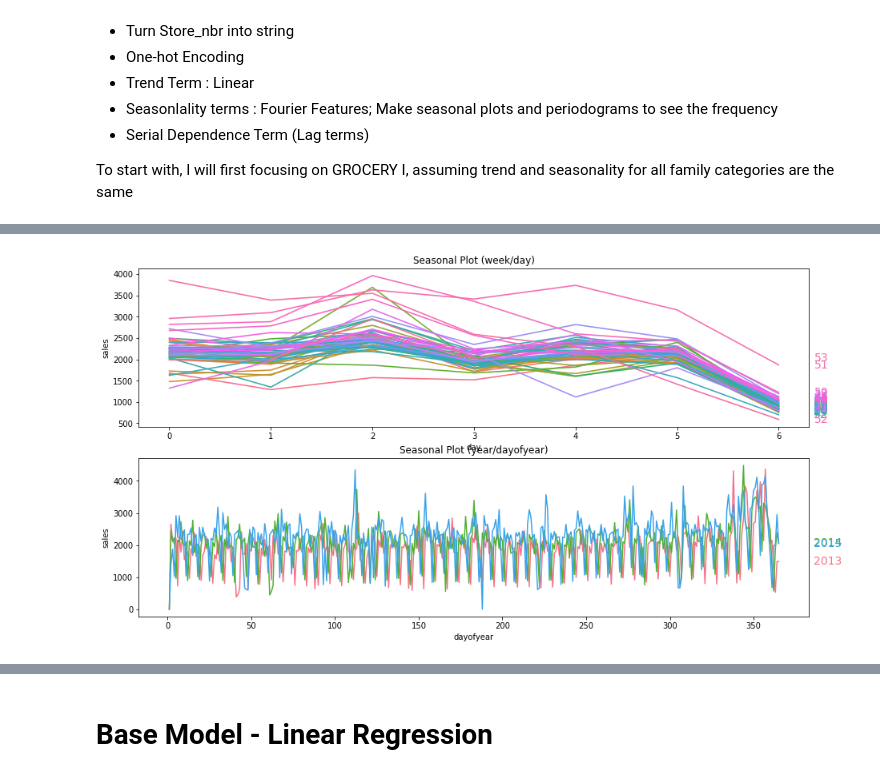
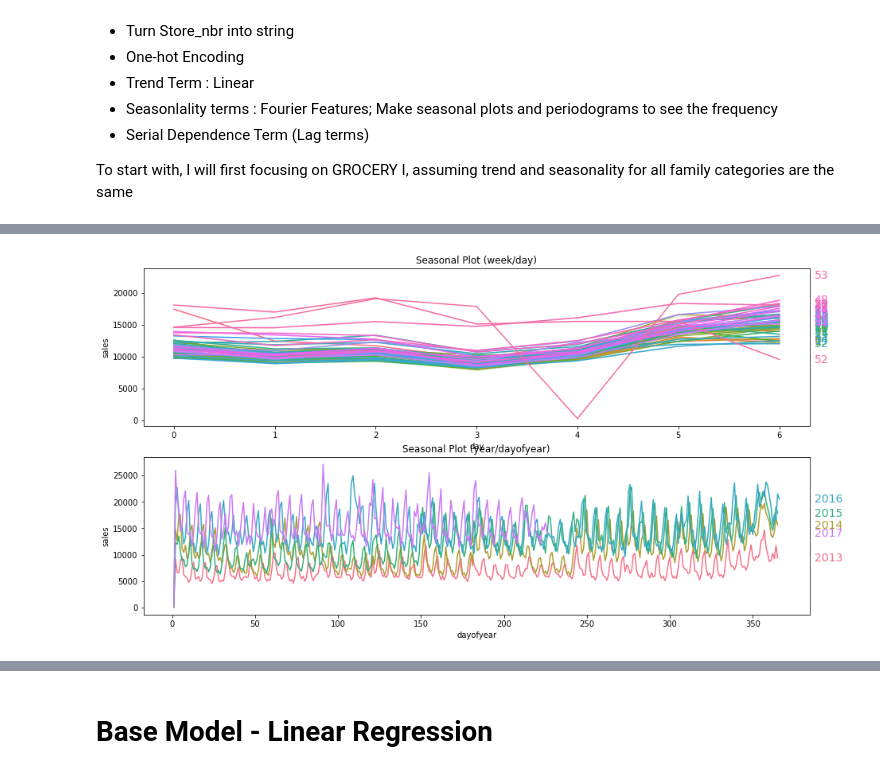
Before and after one commit to Shikunsh/time-series-forecasting, a Jupyter notebook: Store_Sales_Time_Series_Forecasting.ipynb, the cells around one changed output, grey strips where cells are left out. Drawn from its saved outputs; the diff is of its cells as text; code cells hidden in the pictures.

```diff
--- a/Store_Sales_Time_Series_Forecasting.ipynb
+++ b/Store_Sales_Time_Series_Forecasting.ipynb
@@ -285,6 +345,6 @@ df = df[df['date']< end]
 # %%
-df = df.set_index("date").to_period("D")
-df = df.drop(columns=['id'])
+train = corr_oil
+train = train.set_index("date").to_period("D")
 # %%
-df['onpromotion']=pd.cut(df['onpromotion'],5,include_lowest =True)
+train['onpromotion']=pd.cut(train['onpromotion'],5,include_lowest =True)
 # %%
@@ -292,3 +352,5 @@ df['store_nbr'] = df[['store_nbr']].astype(str)
 # %%
-df = pd.get_dummies(df)
+train = pd.get_dummies(train)
+# %%
+train = train.drop(columns='dcoilwtico')
 # %%
@@ -430,12 +449,13 @@ df_temp.head()
 # %%
-df_temp["day"] = df_temp.index.dayofweek  # the x-axis (freq)
-df_temp["week"] = df_temp.index.week  # the seasonal period (period)
+temp = train.copy()
+temp["day"] = temp.index.dayofweek  # the x-axis (freq)
+temp["week"] = temp.index.week  # the seasonal period (period)
 
 # days within a year
-df_temp["dayofyear"] = df_temp.index.dayofyear
-df_temp["year"] = df_temp.index.year
+temp["dayofyear"] = temp.index.dayofyear
+temp["year"] = temp.index.year
 fig, (ax0, ax1) = plt.subplots(2, 1, figsize=(15, 8))
-seasonal_plot(df_temp, y="sales", period="week", freq="day", ax=ax0)
-seasonal_plot(df_temp, y="sales", period="year", freq="dayofyear", ax=ax1);
+seasonal_plot(temp, y="sales", period="week", freq="day", ax=ax0)
+seasonal_plot(temp, y="sales", period="year", freq="dayofyear", ax=ax1);
 # %% [output]
-[figure, old version]
+[figure, new version]
```
Also changed, not shown: parts of 101 cells of this notebook.
